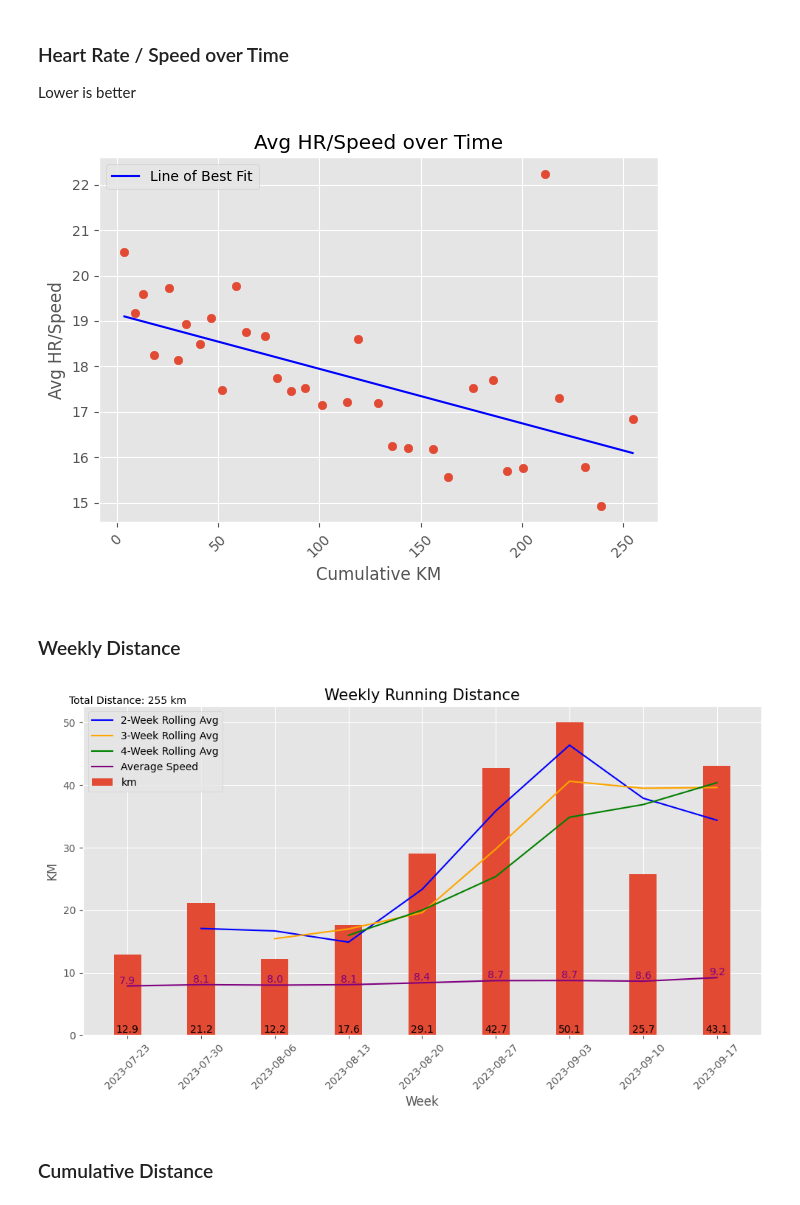
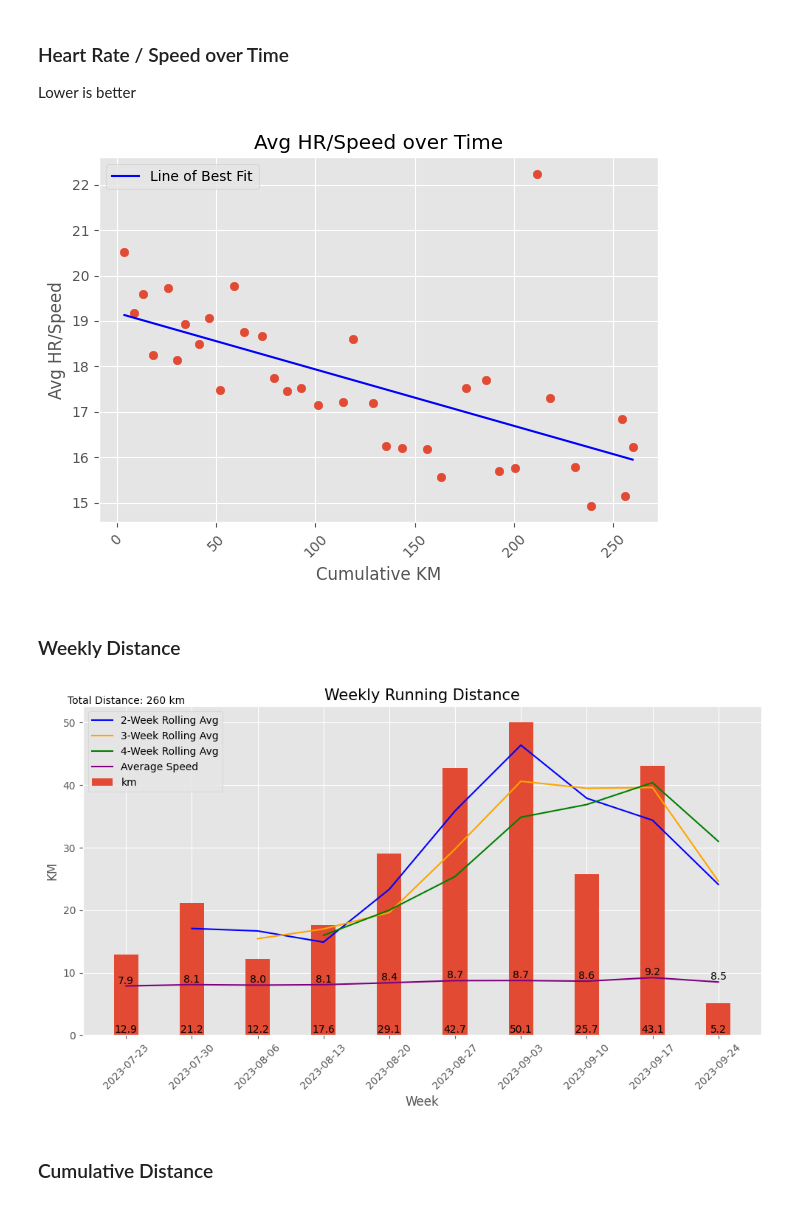
Before and after one commit to palmerac/Elevate, a Jupyter notebook: runStats.ipynb, the cells around one changed output. Drawn from its saved outputs; the diff is of its cells as text; code cells hidden in the pictures.

```diff
--- a/runStats.ipynb
+++ b/runStats.ipynb
@@ -61,7 +61,7 @@ def rnd(val, deci):
 # %% [markdown]
 Only counting activities post Europe, export HeartWatch Workouts from Jul 17 - Today and add the csv to the wd
 # %%
-df = pd.read_csv('HeartWatch-Workouts-20230717-to-20230915.csv')
+df = pd.read_csv('HeartWatch-Workouts-20230717-to-20230922.csv')
 # %%
 df = df.drop(['Date', 'from', 'to', 'rpe', 'Load', 'bpm-lo', 'bpm-90%+-%', '90%+-mins',
               'bpm-80-90%-%', '80-90%-mins','bpm-70-80%-%', '70-80%-mins','bpm-60-70%-%',
@@ -248,7 +241,7 @@ plt.tight_layout()
 plt.savefig('Graphs/HR-Speed over Time.png', dpi=300)
 plt.show()
 # %% [output]
-[figure, old version]
+[figure, new version]
 # %% [markdown]
 ### Weekly Distance
 # %%
@@ -259,35 +252,35 @@ rolling_average2 = rolla(wklySUM, 'km', 2)
 plt.plot(wklySUM.index, rolling_average2, label='2-Week Rolling Avg', color='blue')
 rolling_average3 = rolla(wklySUM, 'km', 3)
 plt.plot(wklySUM.index, rolling_average3, label='3-Week Rolling Avg', color='orange')
 rolling_average4 = rolla(wklySUM, 'km', 4)
 plt.plot(wklySUM.index, rolling_average4, label='4-Week Rolling Avg', color='green')
 
 # Average Speed Line
 plt.plot(wklyAVG.index, wklyAVG['km/h'], label='Average Speed', color='purple')
 for idx, value in enumerate(wklyAVG['km/h']):
         plt.text(wklyAVG.index[idx], wklyAVG['km/h'][idx], f'{value:.1f}', ha='center', va='bottom',
-        fontsize=10, color='Purple')
+        fontsize=10, color='black')
 
 # Toal Distance Text
 total_distance = sum(wklySUM, 'km')
 plt.text(wklySUM.index[0], wklySUM['km'].max() + 2.5, f'Total Distance: {total_distance:.0f} km',
         ha='center', va='bottom', fontsize=10, color='black', transform=plt.gca().transData)
 
 plt.bar(wklySUM.index, wklySUM['km'], label='km', width=2.6)
 for idx, value in enumerate(wklySUM['km']):
         plt.text(wklySUM.index[idx], 0, f'{value:.1f}', ha='center', va='bottom',
         fontsize=10, color='black')
 
 plt.xlabel('Week')
 plt.ylabel('KM')
 plt.title('Weekly Running Distance', fontsize=15)
 plt.legend(loc='upper left')
 plt.xticks(wklySUM.index, wklySUM.index.strftime('%Y-%m-%d'), rotation=45)
 plt.tight_layout()
 plt.savefig('Graphs/Weekly Distance.png', dpi=450)
 plt.show()
 # %% [output]
-[figure, old version]
+[figure, new version]
 # %% [markdown]
 ### Cumulative Distance
 # %%
```
Also changed, not shown: parts of 11 cells of this notebook, 12 other files.
